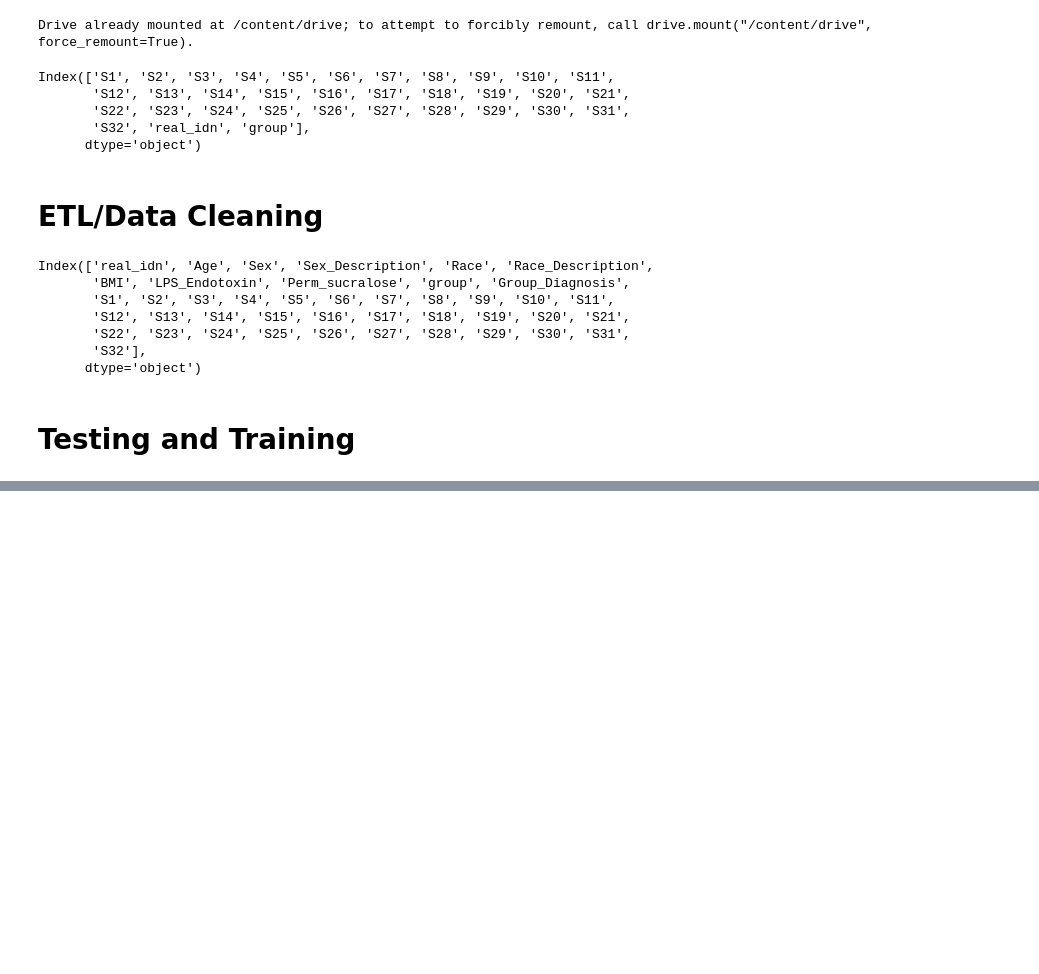
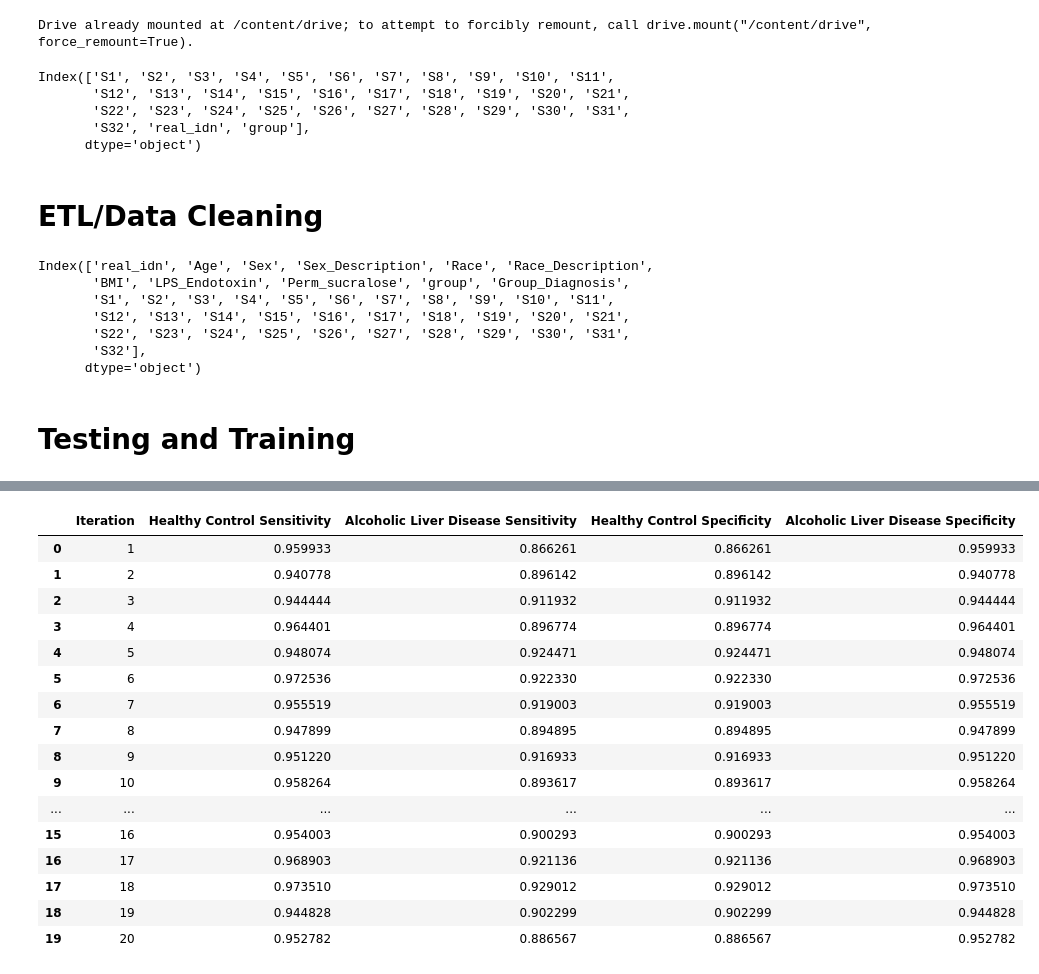
Before and after one commit to cjvilla/enose_predictions, a Jupyter notebook: exploratory_data.ipynb, the cells around one changed output, grey strips where cells are left out. Cells and saved outputs as stored; diff of their text form; code cells hidden in the pictures; blank space fills up the shorter version.

```diff
--- a/exploratory_data.ipynb
+++ b/exploratory_data.ipynb
@@ -590,0 +608,92 @@ sensor_range_df.head(32)
+# %%
+import warnings
+import pandas as pd
+from sklearn.model_selection import train_test_split
+import xgboost as xgb
+from sklearn.metrics import accuracy_score, confusion_matrix
+
+# Suppress XGBoost-related warnings
+warnings.filterwarnings('ignore', category=UserWarning, module='xgboost')
+
+# Load your merged_df dataset and preprocess it
+# Replace 'your_merged_df.csv' with your dataset file path
+
+# Create an empty list to store DataFrames
+results_list = []
+
+# Define features (X) and target variable (y)
+X = merged_df[['S1', 'S2', 'S3', 'S4', 'S5', 'S6', 'S7', 'S8', 'S9', 'S10',
+              'S11', 'S12', 'S13', 'S14', 'S15', 'S16', 'S17', 'S18', 'S19', 'S20',
+              'S21', 'S22', 'S23', 'S24', 'S25', 'S26', 'S27', 'S28', 'S29', 'S30', 'S31', 'S32']]
+y = merged_df['group']  # Assuming 0 for Healthy Control, 1 for Alcoholic Liver Disease, and 2 for Parkinson's
+
+# Filter the dataset to include only "Healthy Control" (0) and "Alcoholic Liver Disease" (1)
+selected_groups = [0, 1]
+X_filtered = X[y.isin(selected_groups)]
+y_filtered = y[y.isin(selected_groups)]
+
+# Specify the number of iterations
+num_iterations = 20
+
+# Define a function to calculate sensitivity and specificity
+def sensitivity_specificity(y_true, y_pred, positive_class=1):
+    cm = confusion_matrix(y_true, y_pred)
+    tn, fp, fn, tp = cm.ravel()
+    if positive_class == 1:
+        sensitivity = tp / (tp + fn)
+        specificity = tn / (tn + fp)
+    else:
+        sensitivity = tn / (tn + fp)
+        specificity = tp / (tp + fn)
+    return sensitivity, specificity
+
+for iteration in range(num_iterations):
+    # Split the filtered dataset into training and testing sets with a random seed
+    X_train, X_test, y_train, y_test = train_test_split(X_filtered, y_filtered, test_size=0.2, random_state=iteration)
+
+    # Create and train the XGBoost classifier
+    xgb_classifier = xgb.XGBClassifier(objective='binary:logistic', random_state=42)
+    xgb_classifier.fit(X_train, y_train)
+
+    # Predict disease labels on the test set
+    y_pred = xgb_classifier.predict(X_test)
+
+    # Calculate sensitivity and specificity for Healthy Control (0) and Alcoholic Liver Disease (1)
+    sensitivity_healthy_control, specificity_healthy_control = sensitivity_specificity(y_test, y_pred, positive_class=0)
+    sensitivity_alcoholic_liver_disease, specificity_alcoholic_liver_disease = sensitivity_specificity(y_test, y_pred, positive_class=1)
+
+    # Create a DataFrame for the current iteration
+    iteration_df = pd.DataFrame({
+        'Iteration': [iteration + 1],
+        'Healthy Control Sensitivity': [sensitivity_healthy_control],
+        'Alcoholic Liver Disease Sensitivity': [sensitivity_alcoholic_liver_disease],
+        'Healthy Control Specificity': [specificity_healthy_control],
+        'Alcoholic Liver Disease Specificity': [specificity_alcoholic_liver_disease]
+    })
+
+    # Append the DataFrame to the results list
+    results_list.append(iteration_df)
+
+# Concatenate all DataFrames in the results list
+xgboost_ald_sen = pd.concat(results_list, ignore_index=True)
+
+# Display the results DataFrame
+xgboost_ald_sen.head(num_iterations)
+# %% [output]
+|  | Iteration | Healthy Control Sensitivity | Alcoholic Liver Disease Sensitivity | Healthy Control Specificity | Alcoholic Liver Disease Specificity |
+| 0 | 1 | 0.959933 | 0.866261 | 0.866261 | 0.959933 |
+| 1 | 2 | 0.940778 | 0.896142 | 0.896142 | 0.940778 |
+| 2 | 3 | 0.944444 | 0.911932 | 0.911932 | 0.944444 |
+| 3 | 4 | 0.964401 | 0.896774 | 0.896774 | 0.964401 |
+| 4 | 5 | 0.948074 | 0.924471 | 0.924471 | 0.948074 |
+| 5 | 6 | 0.972536 | 0.922330 | 0.922330 | 0.972536 |
+| 6 | 7 | 0.955519 | 0.919003 | 0.919003 | 0.955519 |
+| 7 | 8 | 0.947899 | 0.894895 | 0.894895 | 0.947899 |
+| 8 | 9 | 0.951220 | 0.916933 | 0.916933 | 0.951220 |
+| 9 | 10 | 0.958264 | 0.893617 | 0.893617 | 0.958264 |
+| ... | ... | ... | ... | ... | ... |
+| 15 | 16 | 0.954003 | 0.900293 | 0.900293 | 0.954003 |
+| 16 | 17 | 0.968903 | 0.921136 | 0.921136 | 0.968903 |
+| 17 | 18 | 0.973510 | 0.929012 | 0.929012 | 0.973510 |
+| 18 | 19 | 0.944828 | 0.902299 | 0.902299 | 0.944828 |
+| 19 | 20 | 0.952782 | 0.886567 | 0.886567 | 0.952782 |
```
Also changed, not shown: parts of 40 cells of this notebook.
